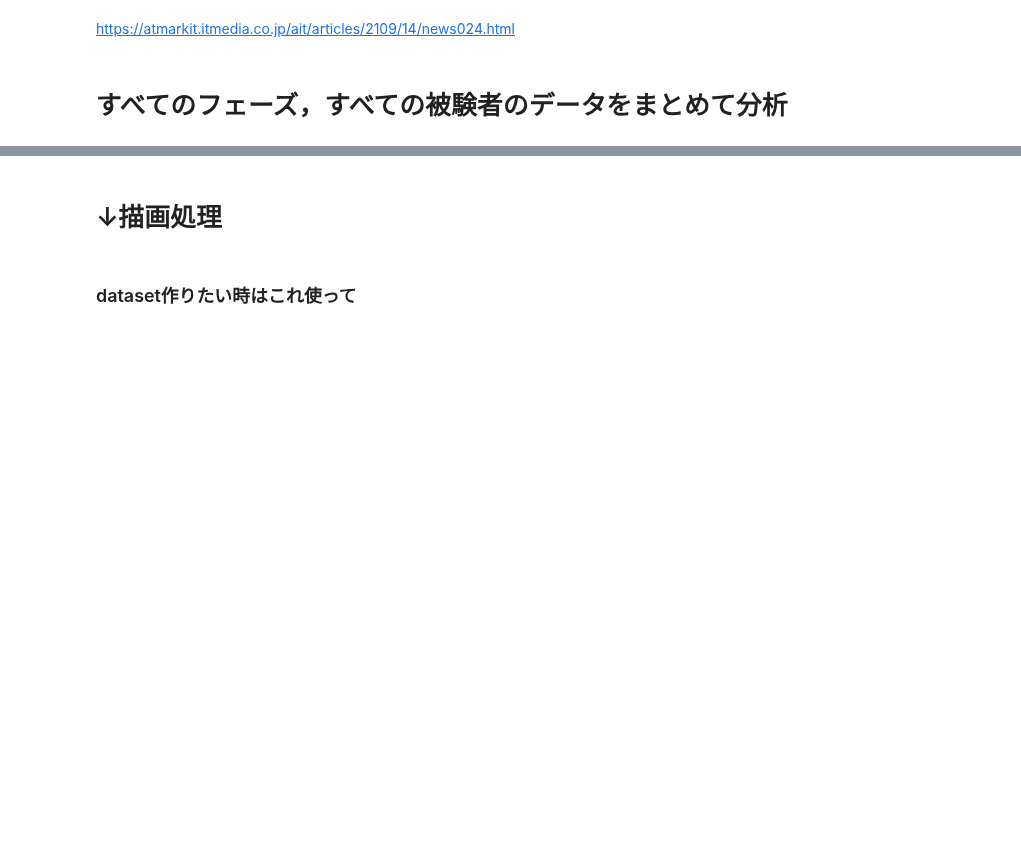
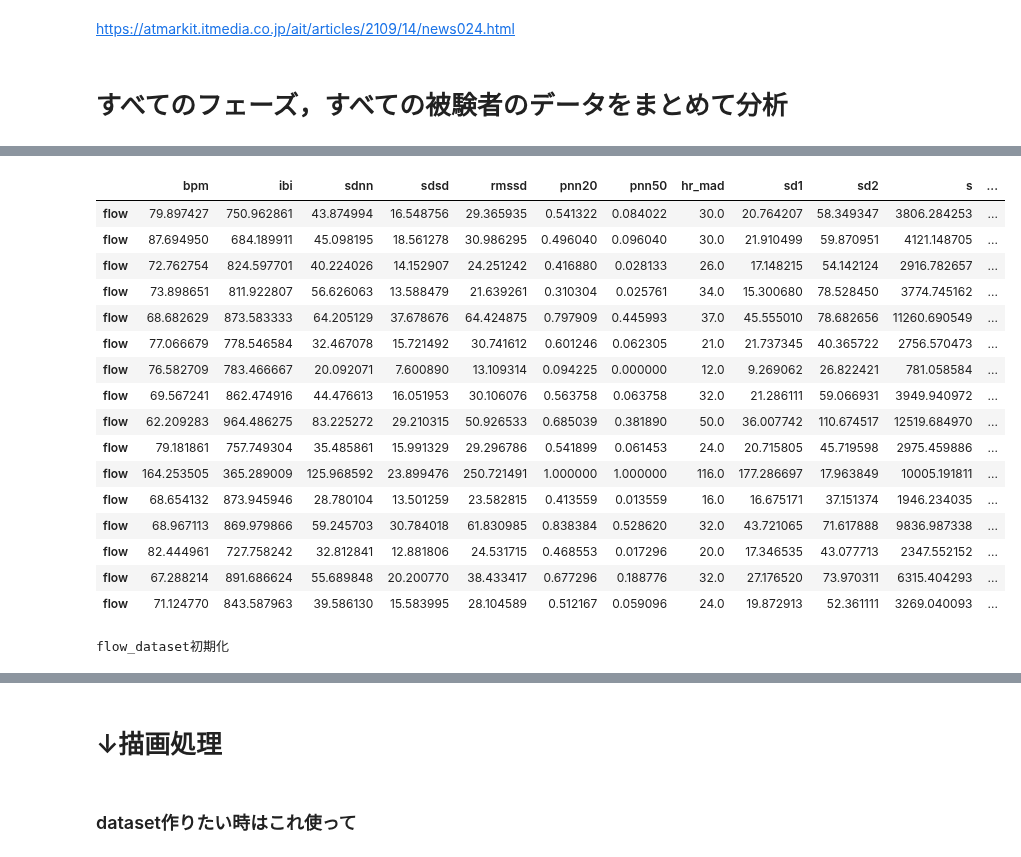
Before and after one commit to miyakooti/ECGAnalysis, a Jupyter notebook: regression_of_flow_score.ipynb, the cells around one changed output, grey strips where cells are left out. Cells and saved outputs as stored; diff of their text form; code cells hidden in the pictures; blank space fills up the shorter version.

```diff
--- a/regression_of_flow_score.ipynb
+++ b/regression_of_flow_score.ipynb
@@ -218,0 +300,39 @@ https://atmarkit.itmedia.co.jp/ait/articles/2109/14/news024.html
+# %%
+flow_dataset_flow = flow_dataset[flow_dataset.index == 'flow']
+flow_dataset_flow
+# %% [output]
+|  | bpm | ibi | sdnn | sdsd | rmssd | pnn20 | pnn50 | hr_mad | sd1 | sd2 | s | ... |
+| flow | 79.897427 | 750.962861 | 43.874994 | 16.548756 | 29.365935 | 0.541322 | 0.084022 | 30.0 | 20.764207 | 58.349347 | 3806.284253 | ... |
+| flow | 87.694950 | 684.189911 | 45.098195 | 18.561278 | 30.986295 | 0.496040 | 0.096040 | 30.0 | 21.910499 | 59.870951 | 4121.148705 | ... |
+| flow | 72.762754 | 824.597701 | 40.224026 | 14.152907 | 24.251242 | 0.416880 | 0.028133 | 26.0 | 17.148215 | 54.142124 | 2916.782657 | ... |
+| flow | 73.898651 | 811.922807 | 56.626063 | 13.588479 | 21.639261 | 0.310304 | 0.025761 | 34.0 | 15.300680 | 78.528450 | 3774.745162 | ... |
+| flow | 68.682629 | 873.583333 | 64.205129 | 37.678676 | 64.424875 | 0.797909 | 0.445993 | 37.0 | 45.555010 | 78.682656 | 11260.690549 | ... |
+| flow | 77.066679 | 778.546584 | 32.467078 | 15.721492 | 30.741612 | 0.601246 | 0.062305 | 21.0 | 21.737345 | 40.365722 | 2756.570473 | ... |
+| flow | 76.582709 | 783.466667 | 20.092071 | 7.600890 | 13.109314 | 0.094225 | 0.000000 | 12.0 | 9.269062 | 26.822421 | 781.058584 | ... |
+| flow | 69.567241 | 862.474916 | 44.476613 | 16.051953 | 30.106076 | 0.563758 | 0.063758 | 32.0 | 21.286111 | 59.066931 | 3949.940972 | ... |
+| flow | 62.209283 | 964.486275 | 83.225272 | 29.210315 | 50.926533 | 0.685039 | 0.381890 | 50.0 | 36.007742 | 110.674517 | 12519.684970 | ... |
+| flow | 79.181861 | 757.749304 | 35.485861 | 15.991329 | 29.296786 | 0.541899 | 0.061453 | 24.0 | 20.715805 | 45.719598 | 2975.459886 | ... |
+| flow | 164.253505 | 365.289009 | 125.968592 | 23.899476 | 250.721491 | 1.000000 | 1.000000 | 116.0 | 177.286697 | 17.963849 | 10005.191811 | ... |
+| flow | 68.654132 | 873.945946 | 28.780104 | 13.501259 | 23.582815 | 0.413559 | 0.013559 | 16.0 | 16.675171 | 37.151374 | 1946.234035 | ... |
+| flow | 68.967113 | 869.979866 | 59.245703 | 30.784018 | 61.830985 | 0.838384 | 0.528620 | 32.0 | 43.721065 | 71.617888 | 9836.987338 | ... |
+| flow | 82.444961 | 727.758242 | 32.812841 | 12.881806 | 24.531715 | 0.468553 | 0.017296 | 20.0 | 17.346535 | 43.077713 | 2347.552152 | ... |
+| flow | 67.288214 | 891.686624 | 55.689848 | 20.200770 | 38.433417 | 0.677296 | 0.188776 | 32.0 | 27.176520 | 73.970311 | 6315.404293 | ... |
+| flow | 71.124770 | 843.587963 | 39.586130 | 15.583995 | 28.104589 | 0.512167 | 0.059096 | 24.0 | 19.872913 | 52.361111 | 3269.040093 | ... |
+# %%
+# just for rest
+
+for j,path in enumerate(pathes):
+
+
+    df = pd.read_csv(path,index_col=0).fillna(0)
+
+    # column
+    # row
+    df = df.loc[["rest"]] # seriesとして取り出したいときはこっち
+    if j == 0:
+        print("flow_dataset初期化")
+        flow_dataset_rest = df
+    else:
+        flow_dataset_rest = pd.concat([flow_dataset_rest, df], axis=0)
+# %% [output]
+flow_dataset初期化
```
Also changed, not shown: parts of 19 cells of this notebook, 8 other files.
